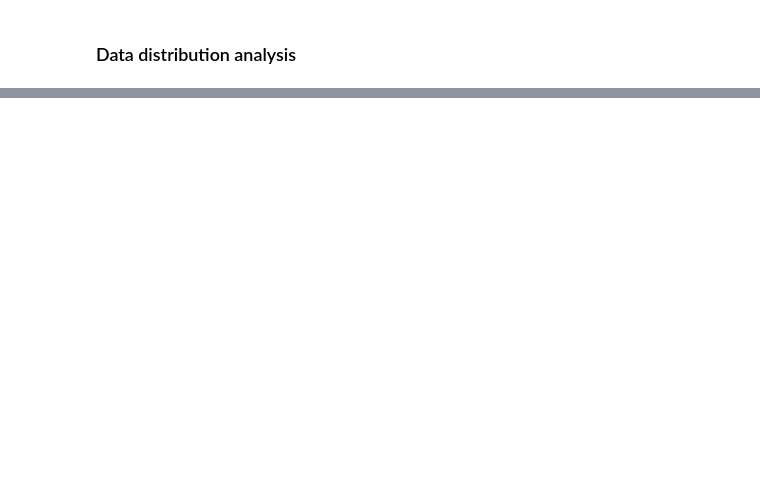
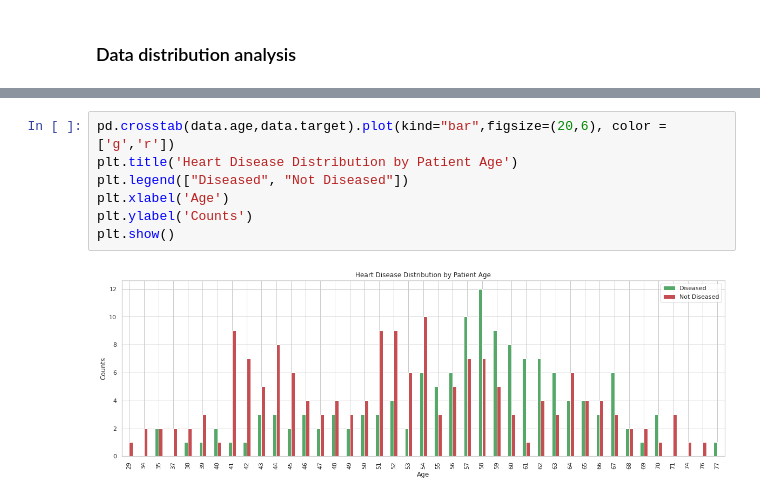
Before and after one commit to adib0073/Educative_SSDS_course, a Jupyter notebook: notebooks/EDA_Tutorial.ipynb, the cells around one changed output, grey strips where cells are left out. Saved outputs shown, nothing was run; the diff lists cells and outputs as text; blank space fills up the shorter version.

```diff
--- a/notebooks/EDA_Tutorial.ipynb
+++ b/notebooks/EDA_Tutorial.ipynb
@@ -57,0 +96,9 @@ continuous = ['age', 'resting_bp', 'cholestoral', 'max_hr', 'oldpeak', 'num_majo
+# %%
+pd.crosstab(data.age,data.target).plot(kind="bar",figsize=(20,6), color = ['g','r'])
+plt.title('Heart Disease Distribution by Patient Age')
+plt.legend(["Diseased", "Not Diseased"])
+plt.xlabel('Age')
+plt.ylabel('Counts')
+plt.show()
+# %% [output]
+[figure, added]
```
Also changed, not shown: parts of 20 cells of this notebook.
